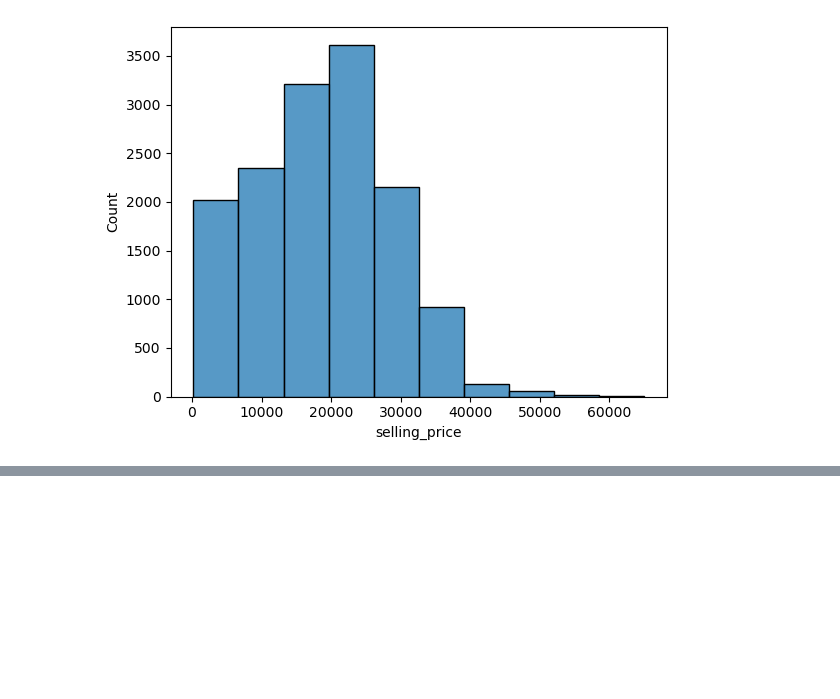
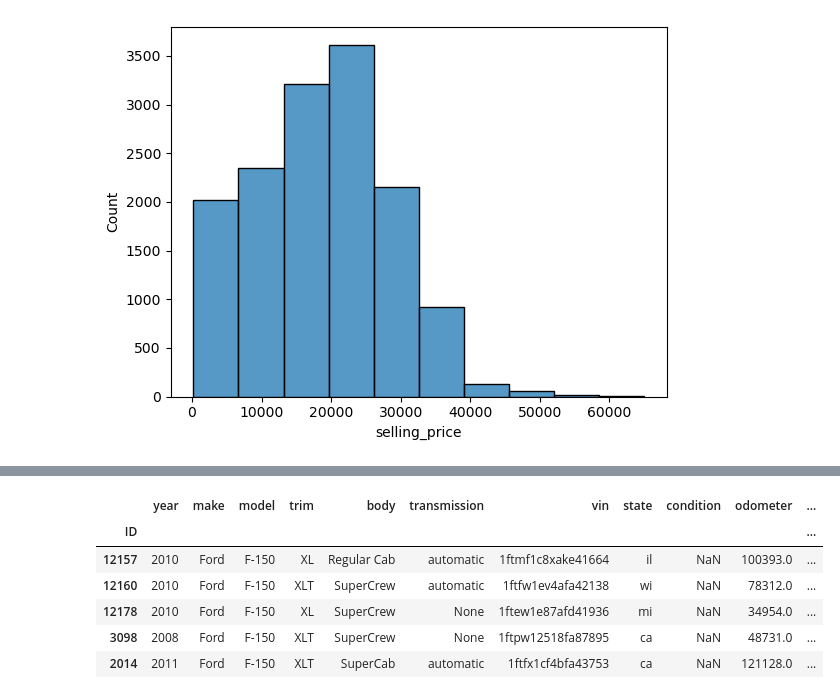
Before and after one commit to MeetPatel89/car_sales_analysis, a Jupyter notebook: notebook.ipynb, the cells around one changed output, grey strips where cells are left out. Saved outputs shown, nothing was run; the diff lists cells and outputs as text; code cells hidden in the pictures; blank space fills up the shorter version.

```diff
--- a/notebook.ipynb
+++ b/notebook.ipynb
@@ -340,0 +331,11 @@ sns.despine()
+# %%
+f150s_reduced = f150s.query("trim in ['XLT', 'XL', 'Platinum', 'SVT Raptor']")
+f150s_reduced.head()
+# %% [output]
+|  | year | make | model | trim | body | transmission | vin | state | condition | odometer | ... |
+| ID |  |  |  |  |  |  |  |  |  |  | ... |
+| 12157 | 2010 | Ford | F-150 | XL | Regular Cab | automatic | 1ftmf1c8xake41664 | il | NaN | 100393.0 | ... |
+| 12160 | 2010 | Ford | F-150 | XLT | SuperCrew | automatic | 1ftfw1ev4afa42138 | wi | NaN | 78312.0 | ... |
+| 12178 | 2010 | Ford | F-150 | XL | SuperCrew | None | 1ftew1e87afd41936 | mi | NaN | 34954.0 | ... |
+| 3098 | 2008 | Ford | F-150 | XLT | SuperCrew | None | 1ftpw12518fa87895 | ca | NaN | 48731.0 | ... |
+| 2014 | 2011 | Ford | F-150 | XLT | SuperCab | automatic | 1ftfx1cf4bfa43753 | ca | NaN | 121128.0 | ... |
```
Also changed, not shown: parts of 10 cells of this notebook, 1 other file.
